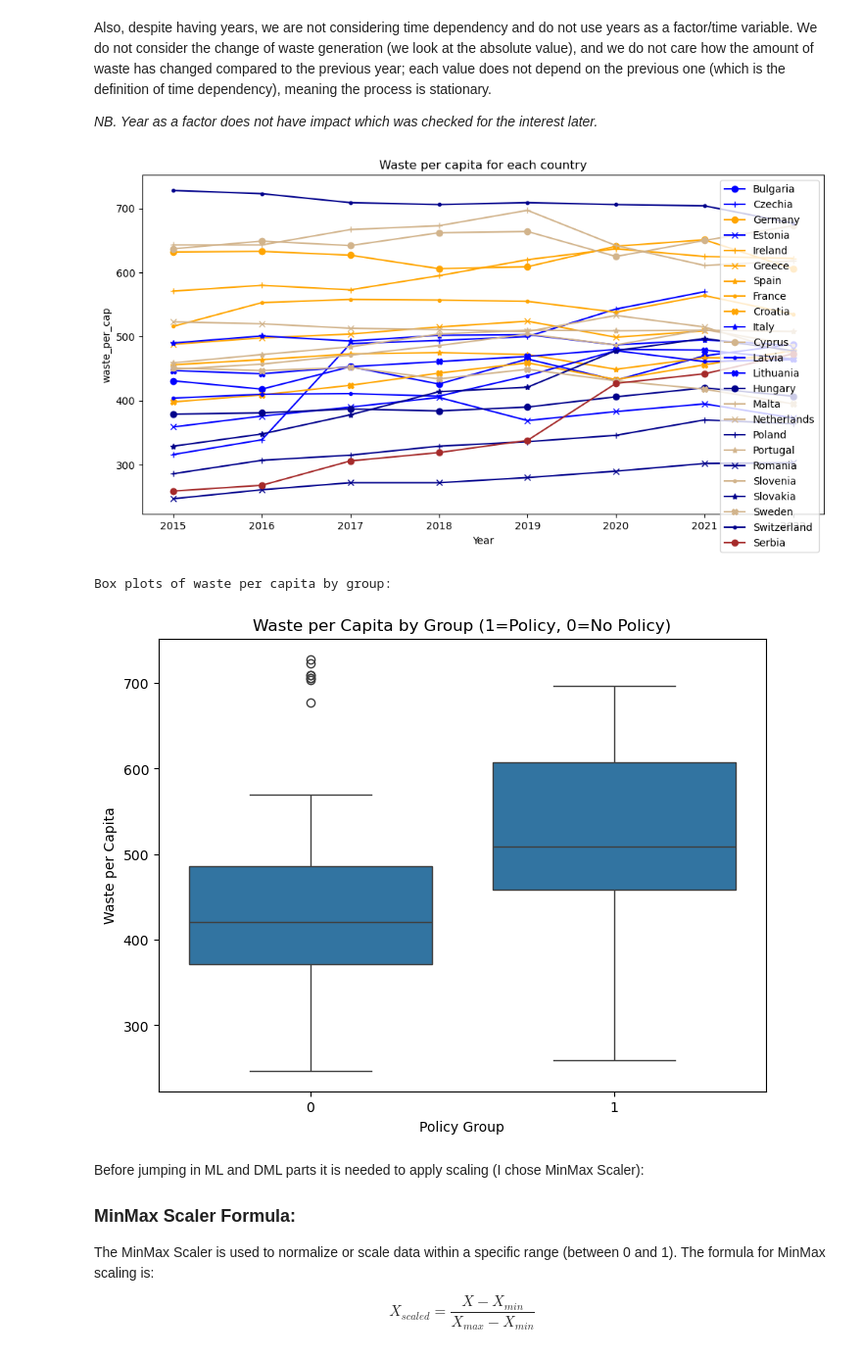
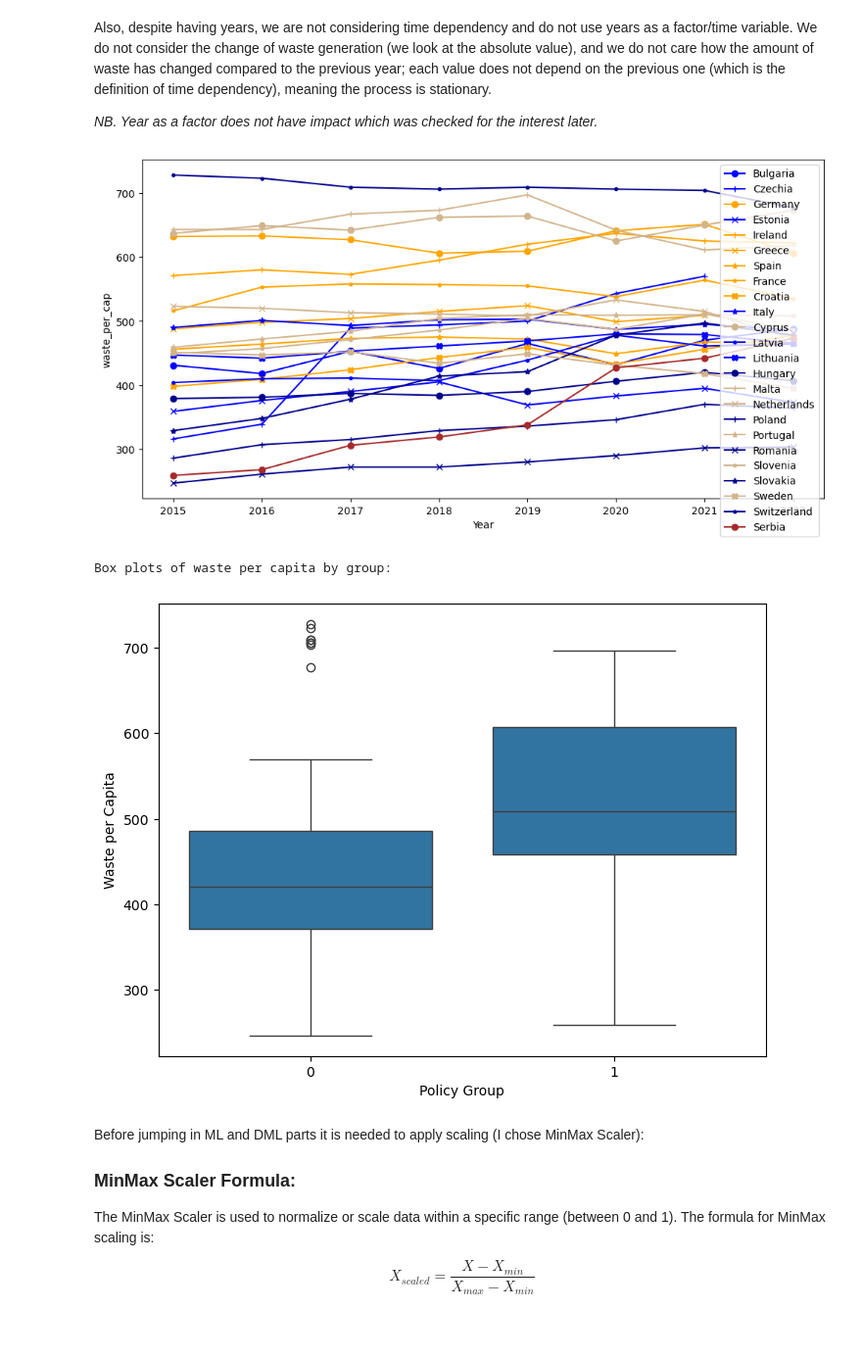
Before and after one commit to anntis/master_thesis, a Jupyter notebook: main_code.ipynb, the cells around one changed output. Shown at 98% size. Cells and saved outputs as stored; diff of their text form; code cells hidden in the pictures.

```diff
--- a/main_code.ipynb
+++ b/main_code.ipynb
@@ -448,42 +448,41 @@ Also, despite having years, we are not considering time dependency and do not us
 # %%
 # Graph of waste per year for each country
 
 countries = df["Country"].unique()
 plt.figure(figsize=(12, 6))
 
 policy_colors_markers = itertools.cycle(itertools.product(('orange', 'tan', 'brown'), ('o', '+', 'x', '*', '.', 'X')))
 no_policy_colors_markers = itertools.cycle(itertools.product(('blue', 'darkblue', 'cornflowerblue'), ('o', '+', 'x', '*', '.', 'X')))
 
 y = 'waste_per_cap'
 x = 'Year'
 for country in countries:
     subset = df[df["Country"] == country]
     #color = "orange" if subset["Group"].iloc[0] == 1 else "blue"
     if  subset["Group"].iloc[0] == 1:
         color, marker = next(policy_colors_markers)
     else:
         color, marker = next(no_policy_colors_markers)
     plt.plot(subset[x], subset[y], marker=marker, label=country, color=color)
 
 plt.xlabel(x)
 plt.ylabel(y)
-plt.title("Waste per capita for each country")
 plt.legend()
 plt.show()
 # %% [output]
-[figure, old version]
+[figure, new version]
 # %%
 # Box Plots
 print("\nBox plots of waste per capita by group:")
 plt.figure(figsize=(8, 6))
 sns.boxplot(x='Group', y='waste_per_cap', data=df)
-plt.title('Waste per Capita by Group (1=Policy, 0=No Policy)')
+#plt.title('Waste per Capita by Group (1=Policy, 0=No Policy)')
 plt.xlabel('Policy Group')
 plt.ylabel('Waste per Capita')
 plt.show()
 # %% [output]
 Box plots of waste per capita by group:
-[figure, old version]
+[figure, new version]
 # %% [markdown]
 Before jumping in ML and DML parts it is needed to apply scaling (I chose MinMax Scaler):
 
```
Also changed, not shown: parts of 8 cells of this notebook, 2 other files.
